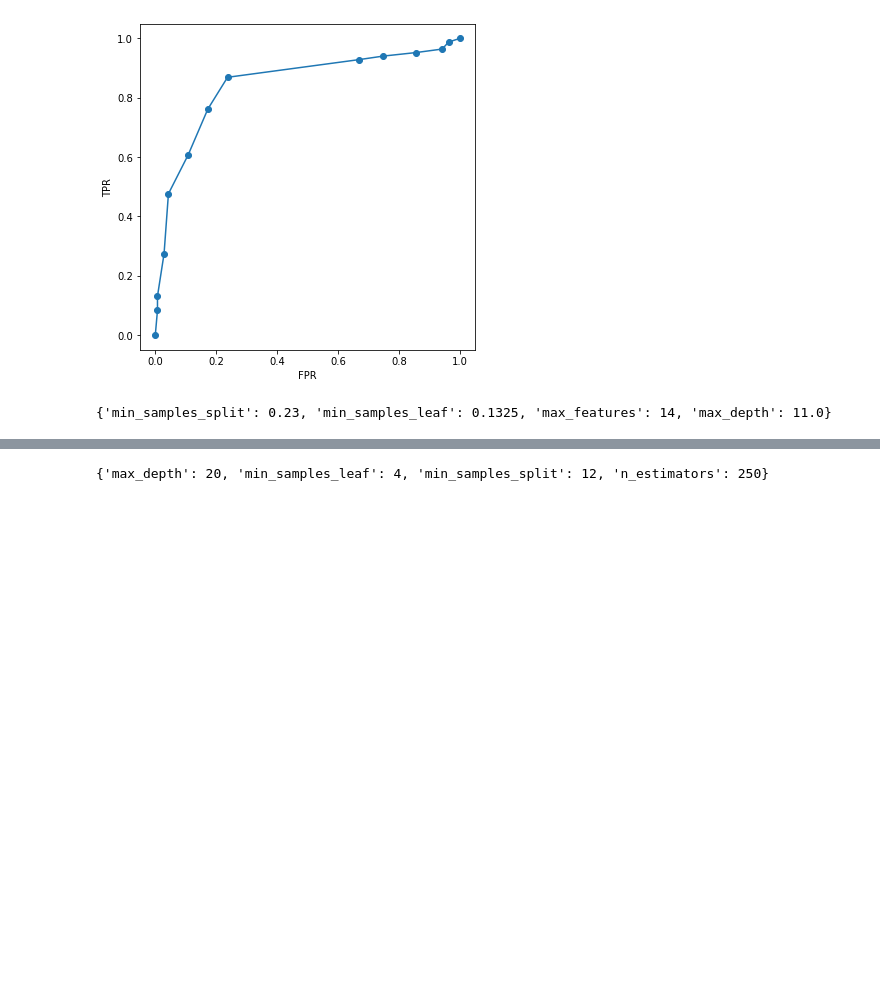
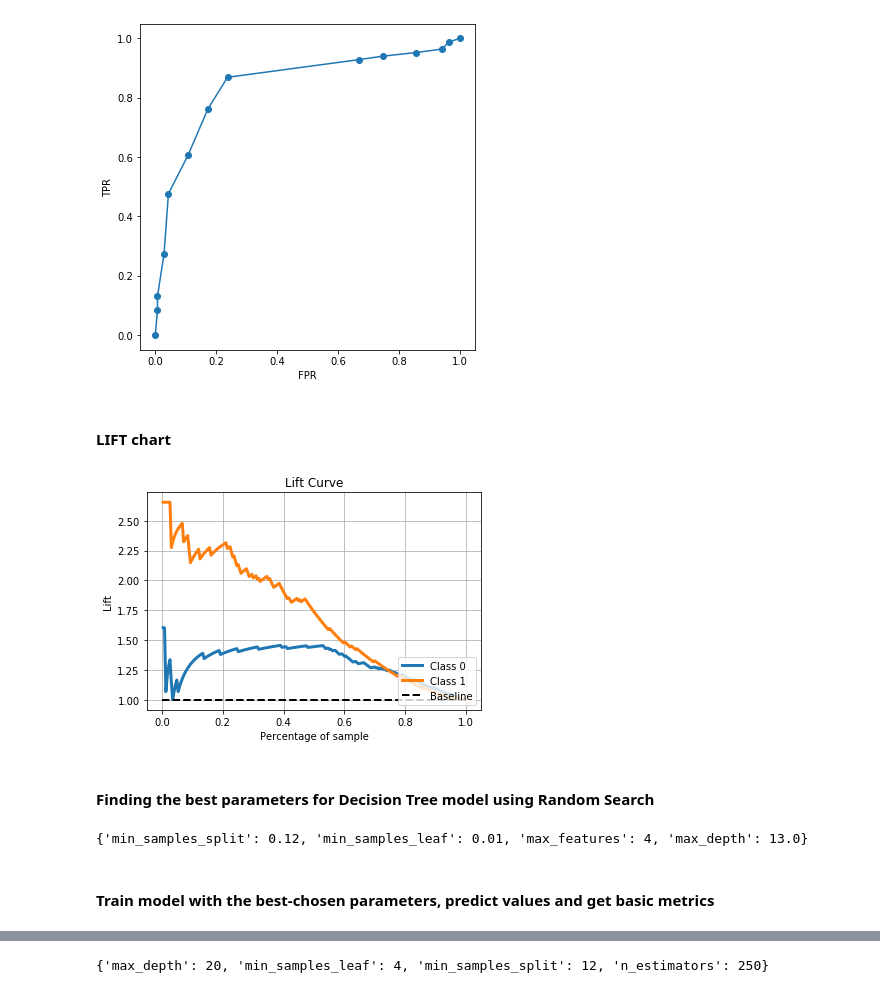
Before and after one commit to elangaar/titanic-disaster, a Jupyter notebook: titanic.ipynb, the cells around one changed output, grey strips where cells are left out. Saved outputs shown, nothing was run; the diff lists cells and outputs as text; code cells hidden in the pictures; blank space fills up the shorter version.

```diff
--- a/titanic.ipynb
+++ b/titanic.ipynb
@@ -573,7 +278,7 @@ for t in np.linspace(0.1, 1, 10):
 # %%
-pred_prob = model_GS.predict_proba(val_x)[:, 1]
-fpr_dtc_gs, tpr_dtc_gs, th = roc_curve(val_y, pred_prob)
-auc_dts_gs = roc_auc_score(val_y, pred_prob)
+pred_prob = model_GS.predict_proba(val_x)
+fpr_dtc_gs, tpr_dtc_gs, th = roc_curve(val_y, pred_prob[:, 1])
+auc_dts_gs = roc_auc_score(val_y, pred_prob[:, 1])
 # %%
 plt.figure(figsize=(6, 6))
 plt.plot(fpr_dtc_gs, tpr_dtc_gs, 'o-')
@@ -583,13 +288,23 @@ print(f'AUC: {auc_dts_gs:.4f}')
 # %% [output]
 AUC: 0.8459
 [figure]
+# %% [markdown]
+#### LIFT chart
+# %%
+skplt.metrics.plot_lift_curve(val_y, pred_prob);
+# %% [output]
+[figure, added]
+# %% [markdown]
+#### Finding the best parameters for Decision Tree model using Random Search
 # %%
-random_search = RandomizedSearchCV(model_DTC, grid_param, n_iter=200, scoring='roc_auc')
+random_search = RandomizedSearchCV(model_DTC, grid_random_param, n_iter=200, scoring='roc_auc')
 random_search.fit(train_x, train_y)
 best_parameters_DTC_random = random_search.best_params_
 print(best_parameters_DTC_random)
 # %% [output]
-{'min_samples_split': 0.23, 'min_samples_leaf': 0.1325, 'max_features': 14, 'max_depth': 11.0}
+{'min_samples_split': 0.12, 'min_samples_leaf': 0.01, 'max_features': 4, 'max_depth': 13.0}
+# %% [markdown]
+#### Train model with the best-chosen parameters, predict values and get basic metrics
 # %%
 model_RS = DecisionTreeClassifier(**best_parameters_DTC_random, random_state=1)
 model_RS.fit(train_x, train_y)
```
Also changed, not shown: parts of 116 cells of this notebook, 4 other files.
